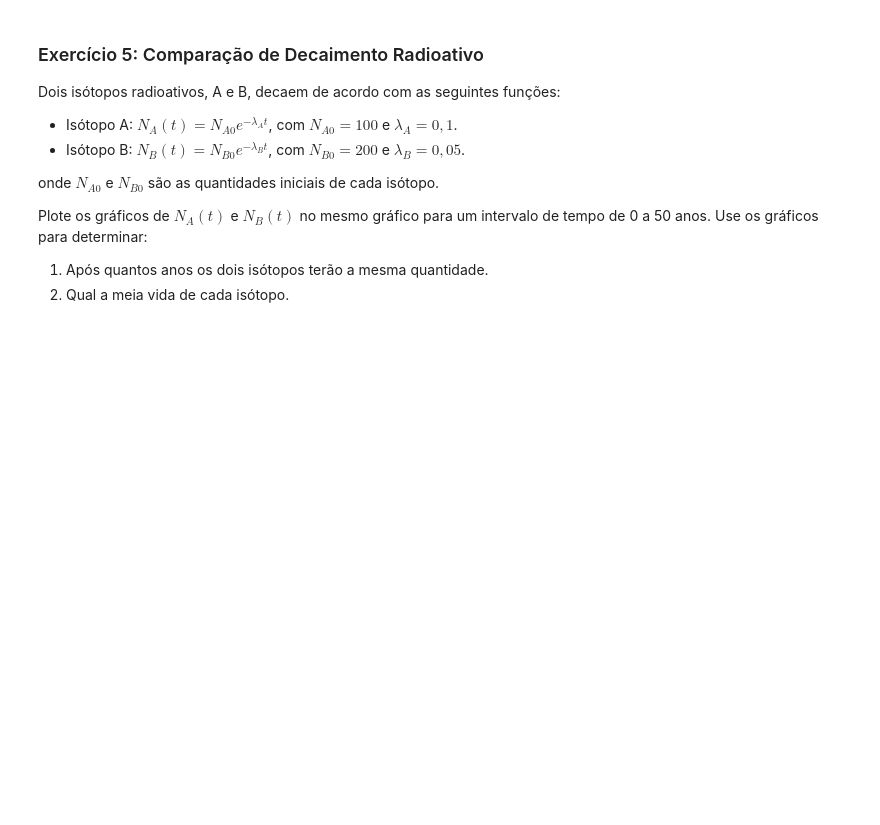
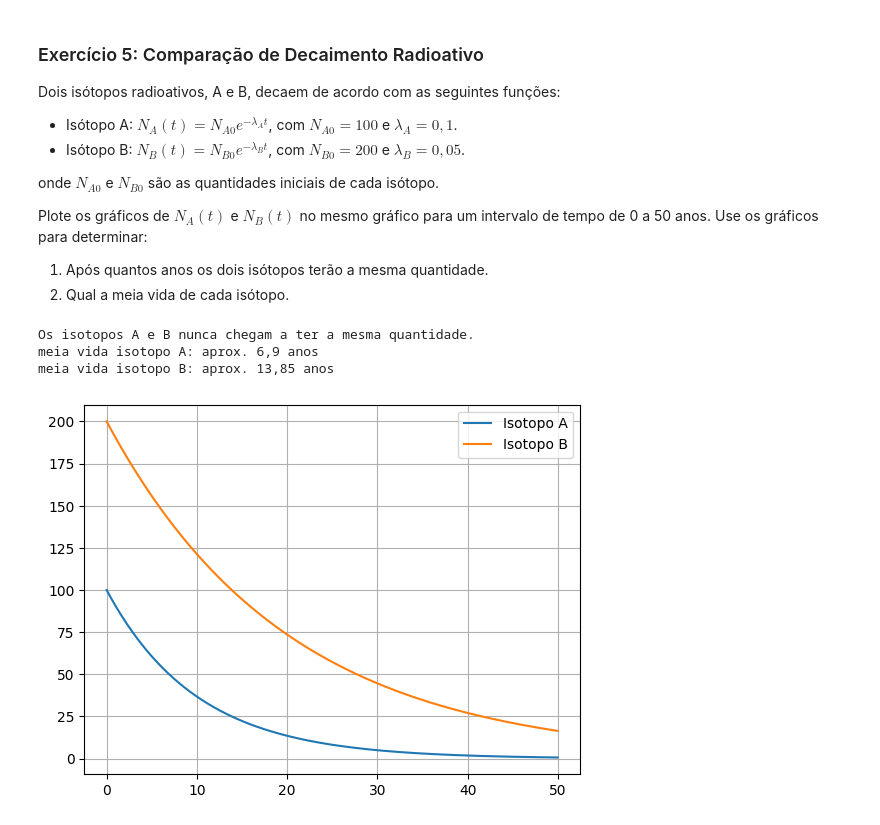
Before and after one commit to mahzze/Solucoes-notebooks-bcc, a Jupyter notebook: atividades/Atividade_2_Gráficos.ipynb, the cells around one changed output. Saved outputs shown, nothing was run; the diff lists cells and outputs as text; code cells hidden in the pictures; blank space fills up the shorter version.

```diff
--- a/atividades/Atividade_2_Gráficos.ipynb
+++ b/atividades/Atividade_2_Gráficos.ipynb
@@ -121,0 +147,20 @@ import matplotlib.pyplot as plt
+# %%
+import numpy as np
+import matplotlib.pyplot as plt
+
+t = np.arange(0, 50, 0.05)
+isotopoA = 100*np.e**(-0.1*t) # meia vida: 6.9 anos
+isotopoB = 200*np.e**(-0.05*t) # meia vida: aprox. 13.85
+plt.plot(t, isotopoA, label="Isotopo A")
+plt.plot(t, isotopoB, label="Isotopo B")
+plt.legend()
+plt.grid()
+
+print("Os isotopos A e B nunca chegam a ter a mesma quantidade.")
+print("meia vida isotopo A: aprox. 6,9 anos")
+print("meia vida isotopo B: aprox. 13,85 anos")
+# %% [output]
+Os isotopos A e B nunca chegam a ter a mesma quantidade.
+meia vida isotopo A: aprox. 6,9 anos
+meia vida isotopo B: aprox. 13,85 anos
+[figure, added]
```
Also changed, not shown: parts of 4 cells of this notebook.
